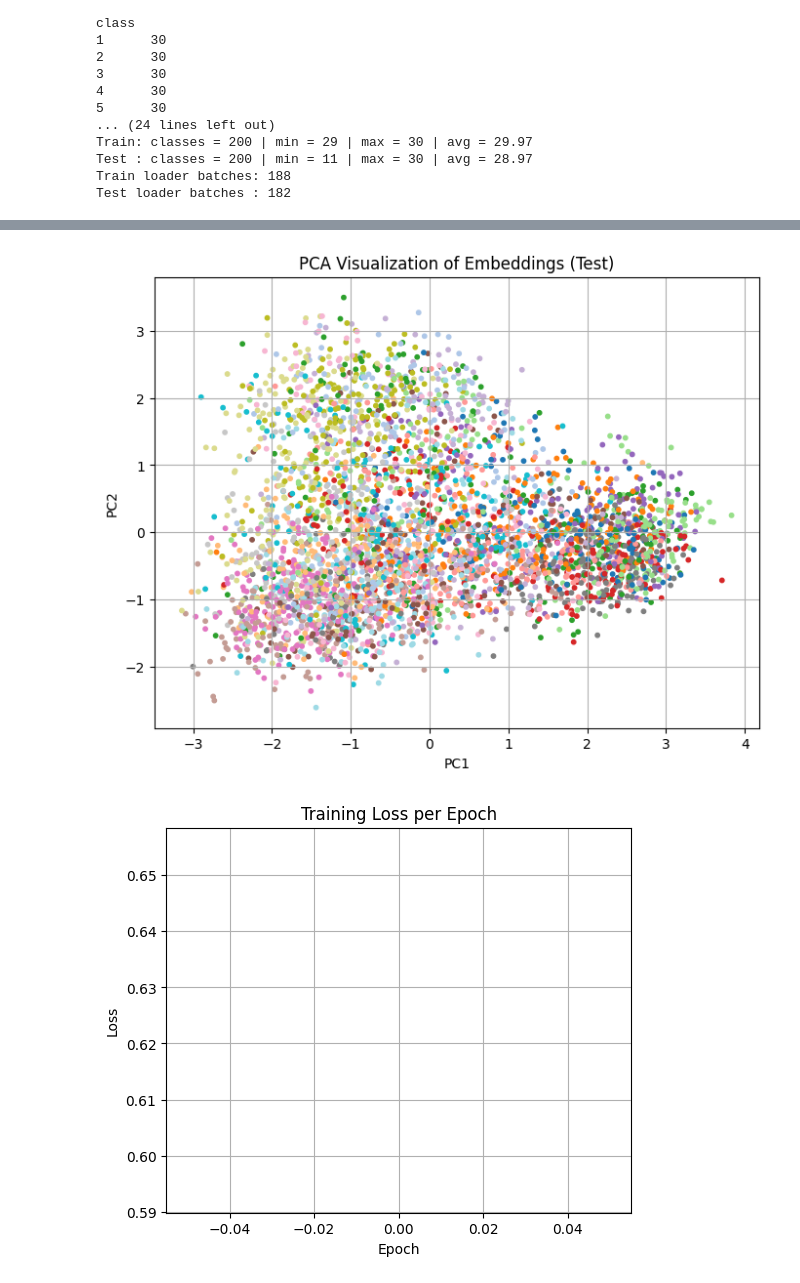
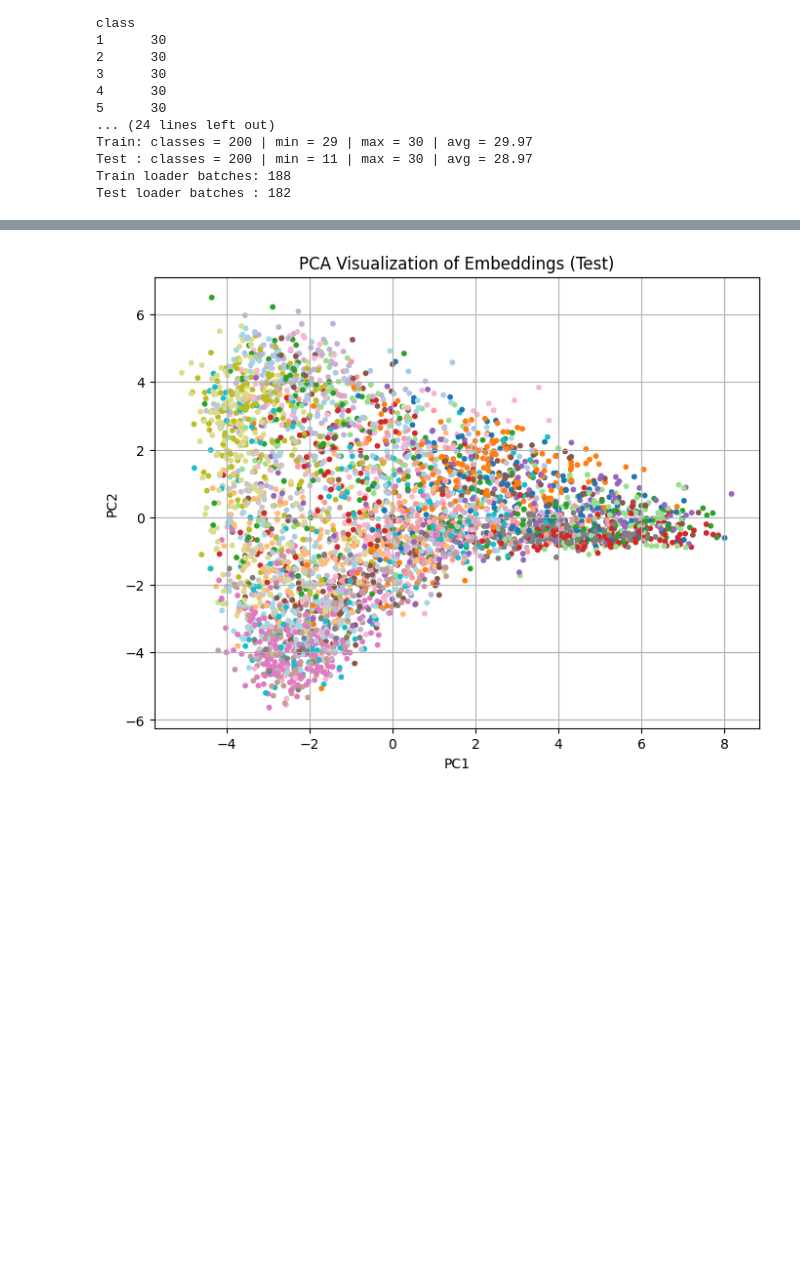
Before and after one commit to Prakash-Nandaniya/DVML-Implementation, a Jupyter notebook: main_without_DVML.ipynb, the cells around one changed output, grey strips where cells are left out. Saved outputs shown, nothing was run; the diff lists cells and outputs as text; code cells hidden in the pictures; blank space fills up the shorter version.

```diff
--- a/main_without_DVML.ipynb
+++ b/main_without_DVML.ipynb
@@ -164,7 +164,7 @@ device = torch.device("cuda" if torch.cuda.is_available() else "cpu")
 #   SIMPLE ENCODER–DECODER MODEL (NO DVML)
 # ===============================================================
 class SimpleMetricAutoEncoder(nn.Module):
-    def __init__(self, embed_dim=128):
+    def __init__(self, embed_dim=512):
         super().__init__()
 
         goog = models.googlenet(weights="IMAGENET1K_V1")
@@ -381,5 +385,4 @@ Pairwise Recall    = 0.9631023296962492
-[figure, old version]
+[figure, new version]
-[figure, removed]
 # %%
 import torch
 import torch.nn as nn
```
Also changed, not shown: parts of 2 cells of this notebook.
